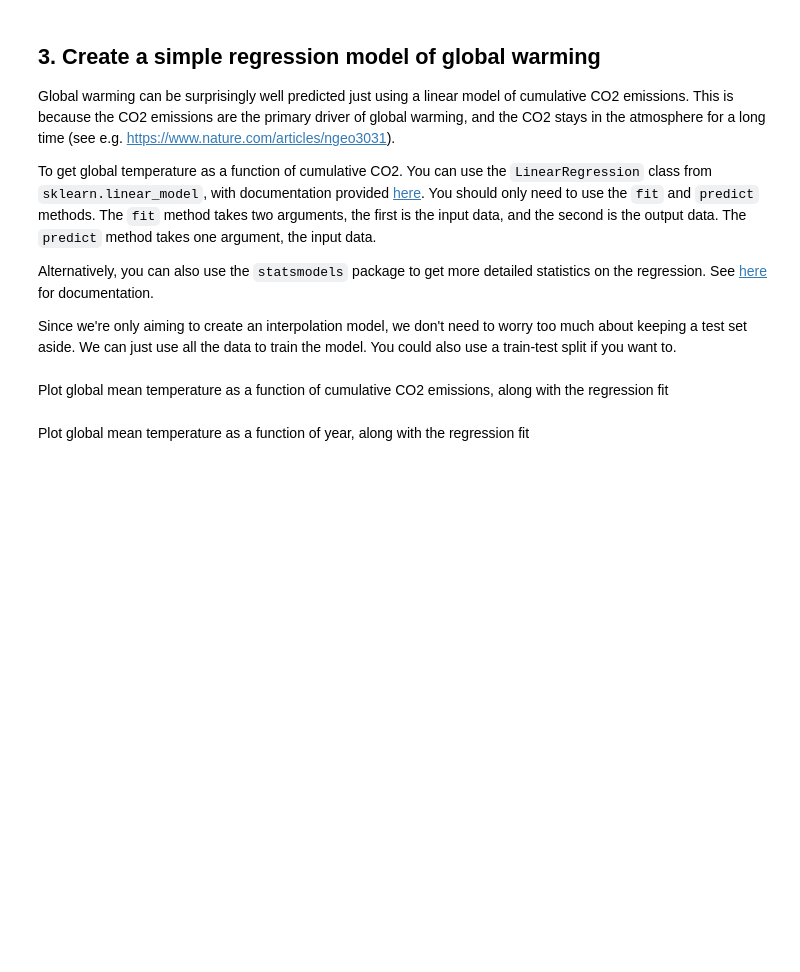
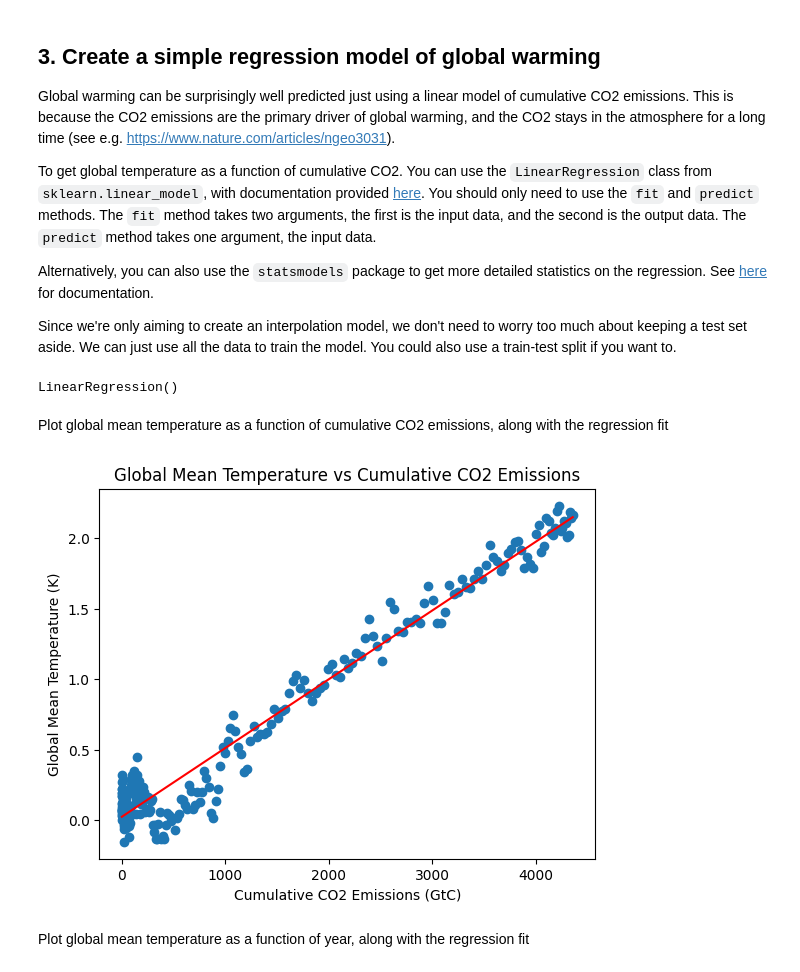
Before and after one commit to TangyKiwi/DSC-200, a Jupyter notebook: Project/Final project.ipynb, the cells around one changed output. Drawn from its saved outputs; the diff is of its cells as text; code cells hidden in the pictures; blank space fills up the shorter version.

```diff
--- a/Project/Final project.ipynb
+++ b/Project/Final project.ipynb
@@ -81,4 +147,5 @@ pre_processed_input_file = input_path+'cumulative_co2.csv'
 # Read the input files
 # %%
 # YOUR CODE HERE
-raise NotImplementedError()
+cumulative_CO2 = pd.read_csv(pre_processed_input_file)
+cumulative_CO2
@@ -93,4 +174,6 @@ temperature_input_file = input_path+'global_temperature.nc'
 ## Note, the variable name in the netcdf file is 'tas' (not 'temperature')
 # %%
 # YOUR CODE HERE
-raise NotImplementedError()
+# read in netcdf file "temperature_input_file"
+temperature_data = xr.open_dataset(temperature_input_file)
+temperature_data
@@ -98,4 +191,7 @@ raise NotImplementedError()
 And take the global mean. Don't forget to calculate and include weights for the latitude of each grid cell.
 # %%
 # YOUR CODE HERE
-raise NotImplementedError()
+# take the global mean of temperature, accounting for latitude of each grid cell
+weights = np.cos(np.deg2rad(temperature_data["lat"]))
+global_mean_temp = temperature_data["tas"].weighted(weights).mean(dim=["lat", "lon"])
+global_mean_temp
@@ -111,12 +225,29 @@ Alternatively, you can also use the `statsmodels` package to get more detailed s
 Since we're only aiming to create an interpolation model, we don't need to worry too much about keeping a test set aside. We can just use all the data to train the model. You could also use a train-test split if you want to.
 # %%
 # YOUR CODE HERE
-raise NotImplementedError()
+from sklearn.linear_model import LinearRegression
+model = LinearRegression()
+X = cumulative_CO2["cumulative_CO2"].values.reshape(-1, 1)
+y = global_mean_temp.values
+model.fit(X, y)
+# %% [output]
+LinearRegression()
 # %% [markdown]
 Plot global mean temperature as a function of cumulative CO2 emissions, along with the regression fit
 # %%
 # YOUR CODE HERE
-raise NotImplementedError()
+# plot global mean temperatures vs cumulative CO2 emissions
+plt.scatter(cumulative_CO2["cumulative_CO2"], global_mean_temp)
+# plot linear regression line
+x_range = np.linspace(cumulative_CO2["cumulative_CO2"].min(), cumulative_CO2["cumulative_CO2"].max(), 250).reshape(-1, 1)
+y_range = model.predict(x_range)
+plt.plot(x_range, y_range, color="red")
+plt.xlabel("Cumulative CO2 Emissions (GtC)")
+plt.ylabel("Global Mean Temperature (K)")
+plt.title("Global Mean Temperature vs Cumulative CO2 Emissions")
+plt.show()
+# %% [output]
+[figure, added]
 # %% [markdown]
 Plot global mean temperature as a function of year, along with the regression fit
 # %%
```
Also changed, not shown: parts of 12 cells of this notebook.
